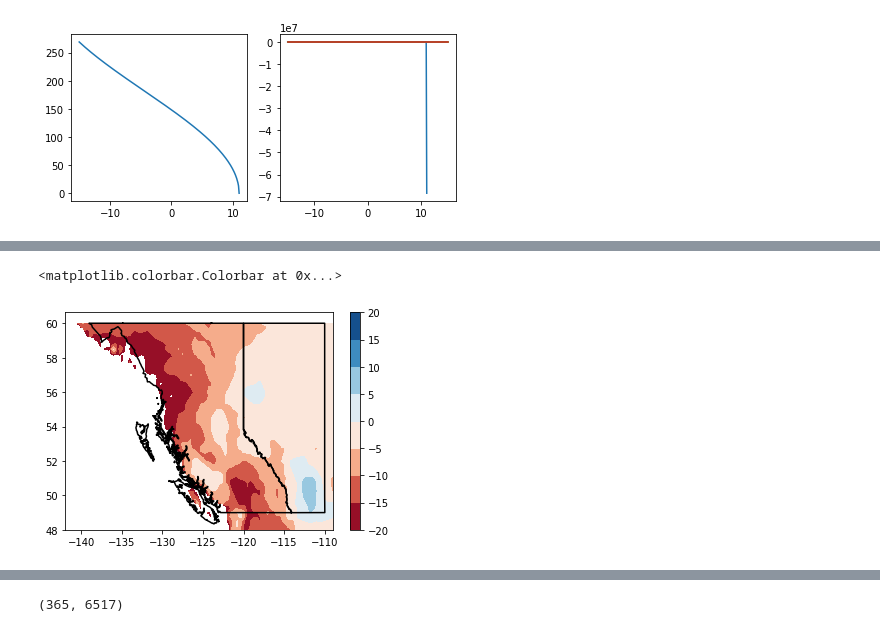
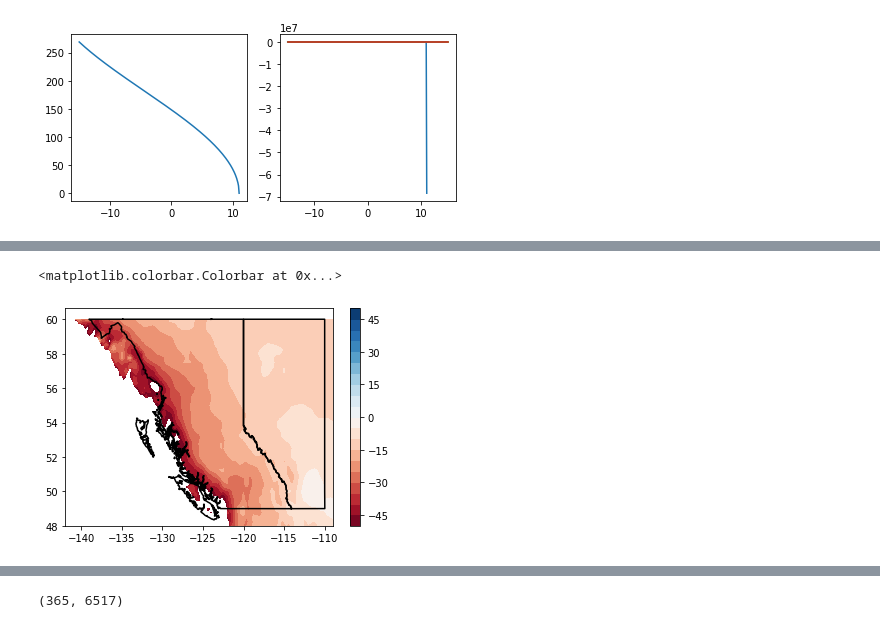
Before and after one commit to andersonsam/cnn_lstm_interpret, a Jupyter notebook: sine_sensitivity.ipynb, the cells around one changed output, grey strips where cells are left out. Drawn from its saved outputs; the diff is of its cells as text; code cells hidden in the pictures.

```diff
--- a/sine_sensitivity.ipynb
+++ b/sine_sensitivity.ipynb
@@ -933,16 +1029,16 @@ plt.colorbar(im, ax = ax)
 # %%
 fig, ax = plt.subplots()
 
-vmax = 25#np.nanmax(np.abs(dDelta_y))
+vmax = 50#np.nanmax(np.abs(dDelta_y))
 vmin = -vmax
 
 # im = ax.imshow(dDelta_y.reshape(Nlat,Nlon), aspect = 'auto', cmap = 'RdBu_r', vmin = vmin, vmax = vmax, extent = extentERA)#, vmin = 0, vmax = 7)
-im = ax.contourf(np.flipud(dDelta_y.reshape(Nlat,Nlon)), aspect = 'auto', cmap = 'RdBu', levels = np.arange(-20,21,5), extent = extentERA)
+im = ax.contourf(np.flipud(dDelta_y.reshape(Nlat,Nlon)), aspect = 'auto', cmap = 'RdBu', levels = np.arange(-50,51,5), extent = extentERA)
 plot_prov_ax(['BC', 'AB'], ax = ax)
 plt.colorbar(im, ax = ax)
 # %% [output]
 <matplotlib.colorbar.Colorbar at 0x...>
-[figure, old version]
+[figure, new version]
 # %%
 plt.plot(Twinter - np.mean(Twinter))
 plt.plot(Tsummer - np.mean(Tsummer))
```
Also changed, not shown: parts of 40 cells of this notebook.
